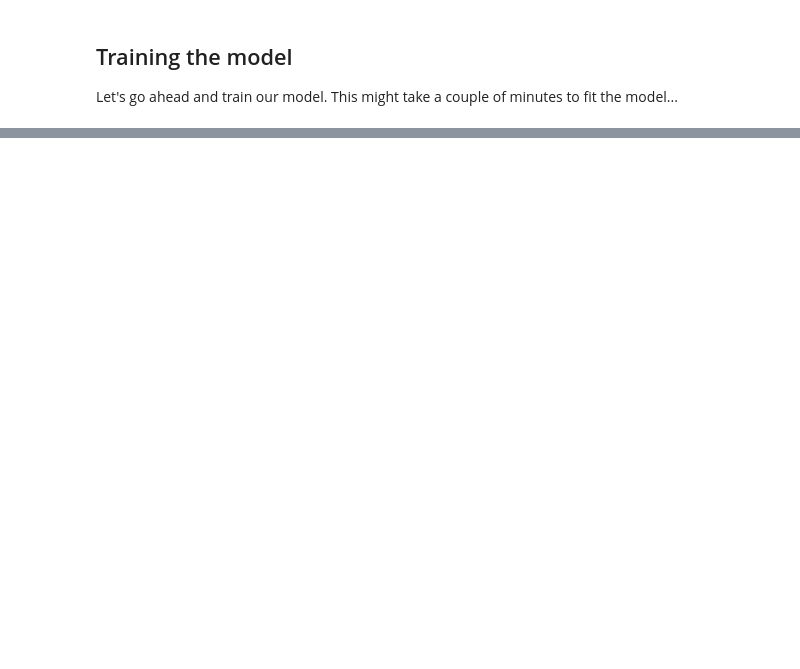
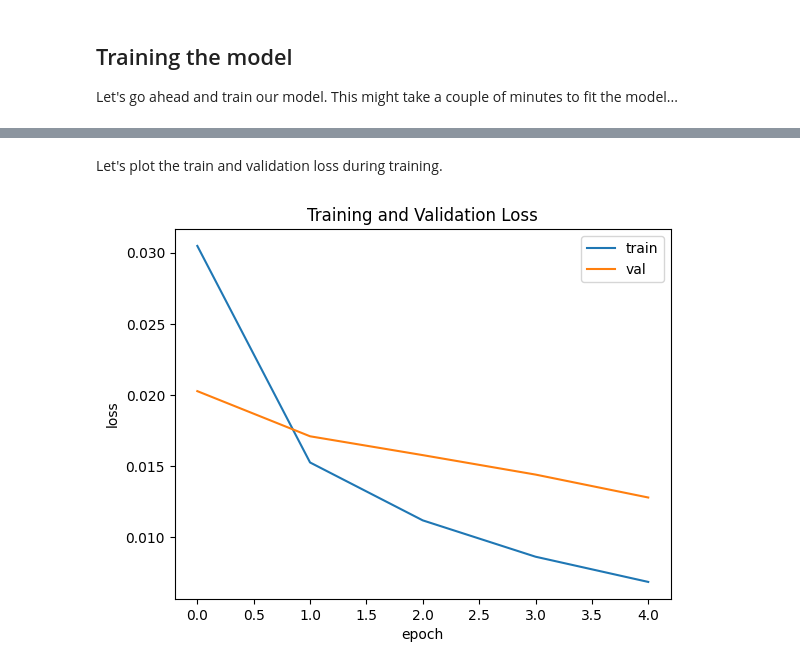
Before and after one commit to jaunewick/siamese-network-embedding, a Jupyter notebook: notebook.ipynb, the cells around one changed output, grey strips where cells are left out. Drawn from its saved outputs; the diff is of its cells as text; code cells hidden in the pictures; blank space fills up the shorter version.

Commit message:
Plotting model structure, and traning & validation loss

```diff
--- a/notebook.ipynb
+++ b/notebook.ipynb
@@ -218,0 +219,12 @@ Epoch 5/5
+# %% [markdown]
+Let's plot the train and validation loss during training.
+# %%
+plt.plot(history.history["loss"])
+plt.plot(history.history["val_loss"])
+plt.title("Training and Validation Loss")
+plt.ylabel("loss")
+plt.xlabel("epoch")
+plt.legend(["train", "val"], loc="upper right")
+plt.show()
+# %% [output]
+[figure, added]
```
Also changed, not shown: parts of 3 cells of this notebook, 3 other files.
